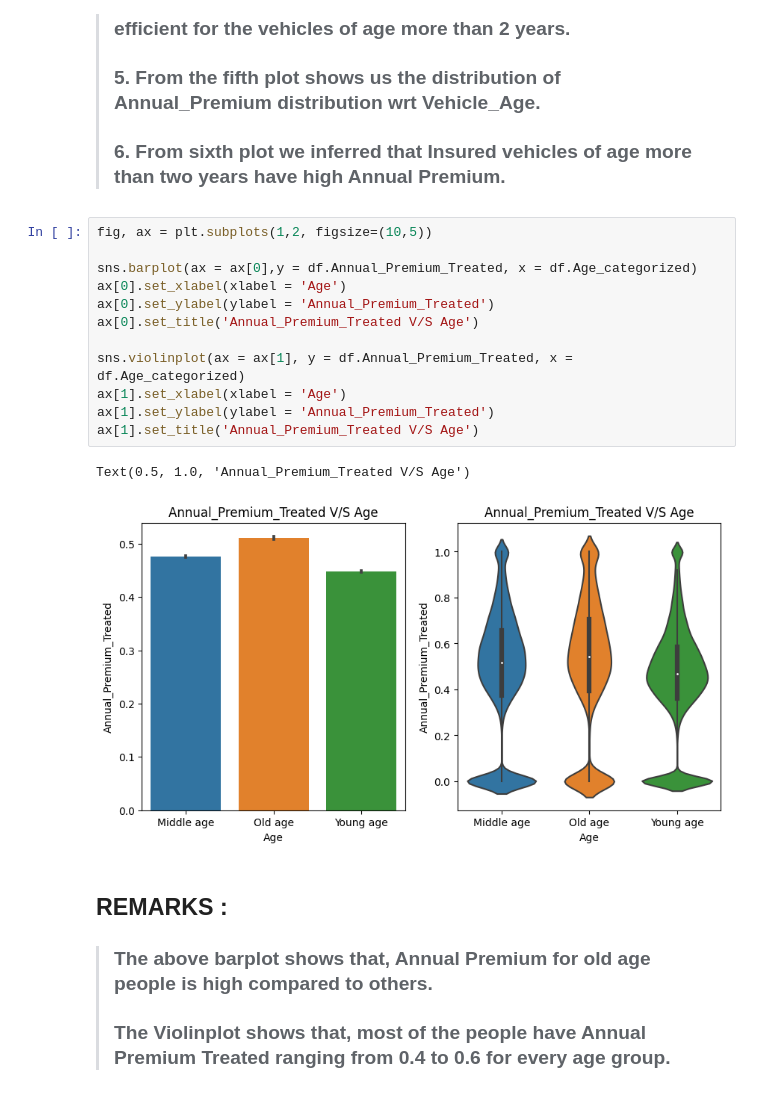
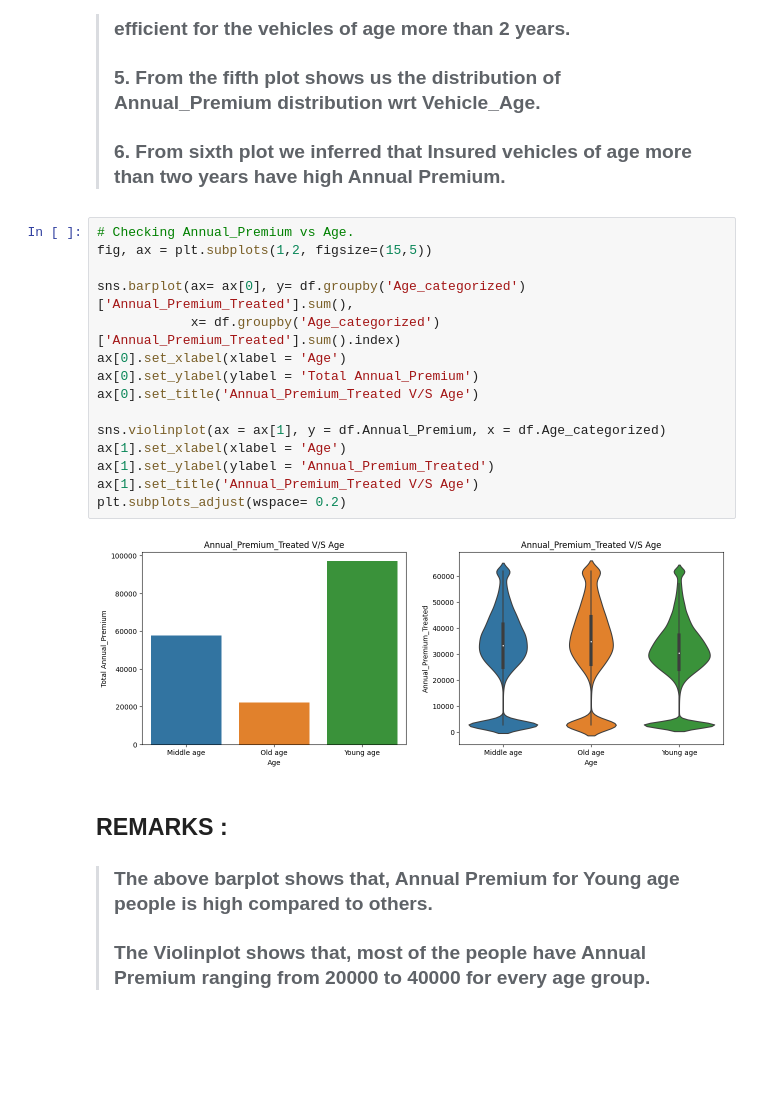
Before and after one commit to diptiranjan1998/Health-Insurance-Cross-Sell-Prediction, a Jupyter notebook: Health_Insurance_Cross_Sell_Prediction.ipynb, the cells around one changed output. Saved outputs shown, nothing was run; the diff lists cells and outputs as text; blank space fills up the shorter version.

```diff
--- a/Health_Insurance_Cross_Sell_Prediction.ipynb
+++ b/Health_Insurance_Cross_Sell_Prediction.ipynb
@@ -494,21 +510,23 @@ plt.show()
 >### 5. From the fifth plot shows us the distribution of Annual_Premium distribution wrt Vehicle_Age.
 >### 6. From sixth plot we inferred that Insured vehicles of age more than two years have high Annual Premium.
 # %%
-fig, ax = plt.subplots(1,2, figsize=(10,5))
+# Checking Annual_Premium vs Age.
+fig, ax = plt.subplots(1,2, figsize=(15,5))
 
-sns.barplot(ax = ax[0],y = df.Annual_Premium_Treated, x = df.Age_categorized)
+sns.barplot(ax= ax[0], y= df.groupby('Age_categorized')['Annual_Premium_Treated'].sum(),
+            x= df.groupby('Age_categorized')['Annual_Premium_Treated'].sum().index)
 ax[0].set_xlabel(xlabel = 'Age')
-ax[0].set_ylabel(ylabel = 'Annual_Premium_Treated')
+ax[0].set_ylabel(ylabel = 'Total Annual_Premium')
 ax[0].set_title('Annual_Premium_Treated V/S Age')
 
-sns.violinplot(ax = ax[1], y = df.Annual_Premium_Treated, x = df.Age_categorized)
+sns.violinplot(ax = ax[1], y = df.Annual_Premium, x = df.Age_categorized)
 ax[1].set_xlabel(xlabel = 'Age')
 ax[1].set_ylabel(ylabel = 'Annual_Premium_Treated')
 ax[1].set_title('Annual_Premium_Treated V/S Age')
+plt.subplots_adjust(wspace= 0.2)
 # %% [output]
-Text(0.5, 1.0, 'Annual_Premium_Treated V/S Age')
-[figure, old version]
+[figure, new version]
 # %% [markdown]
 ## REMARKS :
->### The above barplot shows that, Annual Premium for old age people is high compared to others.
->### The Violinplot shows that, most of the people have Annual Premium Treated ranging from 0.4 to 0.6 for every age group.
+>### The above barplot shows that, Annual Premium for Young age people is high compared to others.
+>### The Violinplot shows that, most of the people have Annual Premium ranging from 20000 to 40000 for every age group.
```
Also changed, not shown: parts of 29 cells of this notebook.
